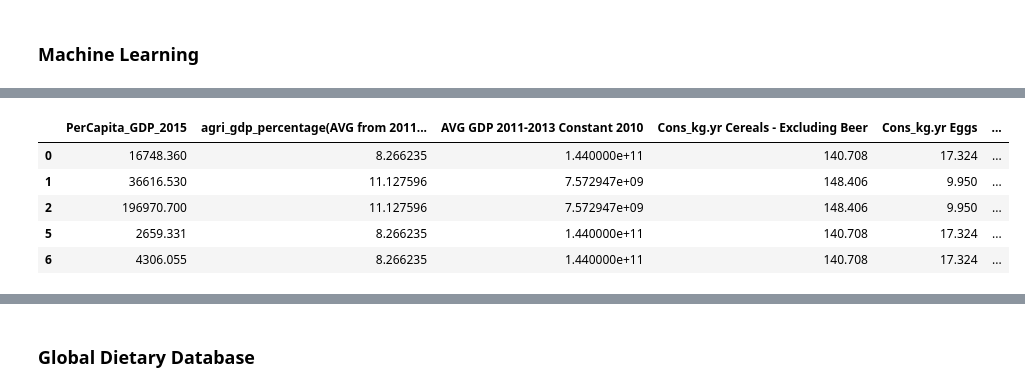
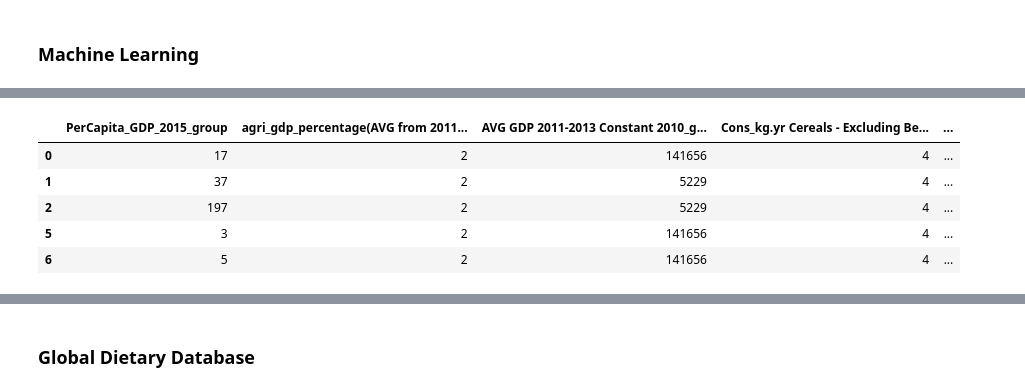
Before and after one commit to FrankOnBeach/WWF, a Jupyter notebook: DHS Diet/DHS_ML.ipynb, the cells around one changed output, grey strips where cells are left out. Cells and saved outputs as stored; diff of their text form; code cells hidden in the pictures.

```diff
--- a/DHS Diet/DHS_ML.ipynb
+++ b/DHS Diet/DHS_ML.ipynb
@@ -38,7 +38,7 @@ dhs_df.head()
 ### Preparing Dataset
 # %%
 # Merge with global data
-prduction_df = pd.read_csv("datasets/production_avg_2011_2013.csv")
+production_df = pd.read_csv("datasets/production_avg_2011_2013.csv")
 socio_economic_df = pd.read_csv("datasets/master.csv")
 # %%
 dhs_merged_df = dhs_df.merge(socio_economic_df, how="left", left_on= "ISO3C", right_on = "Country Code")
@@ -227,16 +227,18 @@ def clean_data(df):
     result_df["Primary_Religion"] = result_df["Primary_Religion"].map(m)
     create_bins_width(result_df,"Travel_time_to_cities",10)
     create_bins_width(result_df,"Soil_suit_overall",2)
-    create_bins_width(result_df,"Soil_suit_overall",2)
+    create_bins_width(result_df,"Soil_suit_cereals",2)
 
     for c in dhs_predictor_consump_cols:
         result_df = create_bins_width(result_df,c,30)
 
     for p in dhs_predictor_production_cols:
         result_df = create_bins_width(result_df,p,100)
+
     result_df["agri_gdp_percentage(AVG from 2011 to 2013)"].astype(float,inplace = True)
     result_df["AVG GDP 2011-2013 Constant 2010"].astype(float,inplace = True)
 
+    create_bins_width(result_df,"PerCapita_GDP_2015",1000)
 
     create_bins_width(result_df,"agri_gdp_percentage(AVG from 2011 to 2013)",5)
     create_bins_width(result_df,"AVG GDP 2011-2013 Constant 2010",1000000)
@@ -244,7 +246,10 @@ def clean_data(df):
 
     for i in dhs_outcome_cols:
         # We bin our outcome variables all into 4 cats.
-        result_df = create_bins_width(result_df,i,0.25)
+        if i == "eggs" or i == "nuts_pulses":
+            result_df = create_bins_width(result_df,i,0.25)
+        else:
+            result_df = create_bins_width(result_df,i,0.5)
 
 #     df = df.drop(['Code','Entity'], axis=1)
     result_df.to_csv('datasets/binned_grouped_diet.csv')
@@ -279,0 +257,10 @@ This cuts the animal_source_foods array into [0.   0.25 0.5  0.75 1.   1.25 1.5
+# %%
+
+desired_cols = dhs_predictor_socio_cols + \
+                      dhs_predictor_consump_cols + \
+                      dhs_predictor_production_cols +\
+                     dhs_predictor_other_cols
+
+desired_group_cols = [i+"_group" for i in desired_cols]
+desired_group_cols.remove('Primary_Religion_group')
+cleaned_dhs_df = clean_data(dhs_ml_final_df)
@@ -340,19 +345,17 @@ def perform_ml(df,out_come):
     X_train, X_validate, Y_train, Y_validate = separate_training_testing(df)
     model_evaluate(X_train, X_validate, Y_train, Y_validate, 10, len(X_train), 7, 'accuracy', models, out_come)
 # %%
-cleaned_dhs_eggs_df = cleaned_dhs_df[dhs_predictor_socio_cols + \
-                      dhs_predictor_consump_cols + \
-                      dhs_predictor_production_cols +\
-                     dhs_predictor_other_cols + ["eggs_group"]]
+
+cleaned_dhs_eggs_df = cleaned_dhs_df[desired_group_cols + ["eggs_group"]]
 
 cleaned_dhs_eggs_df.head()
 # %% [output]
-|  | PerCapita_GDP_2015 | agri_gdp_percentage(AVG from 2011... | AVG GDP 2011-2013 Constant 2010 | Cons_kg.yr Cereals - Excluding Beer | Cons_kg.yr Eggs | ... |
-| 0 | 16748.360 | 8.266235 | 1.440000e+11 | 140.708 | 17.324 | ... |
-| 1 | 36616.530 | 11.127596 | 7.572947e+09 | 148.406 | 9.950 | ... |
-| 2 | 196970.700 | 11.127596 | 7.572947e+09 | 148.406 | 9.950 | ... |
-| 5 | 2659.331 | 8.266235 | 1.440000e+11 | 140.708 | 17.324 | ... |
-| 6 | 4306.055 | 8.266235 | 1.440000e+11 | 140.708 | 17.324 | ... |
+|  | PerCapita_GDP_2015_group | agri_gdp_percentage(AVG from 2011... | AVG GDP 2011-2013 Constant 2010_g... | Cons_kg.yr Cereals - Excluding Be... | ... |
+| 0 | 17 | 2 | 141656 | 4 | ... |
+| 1 | 37 | 2 | 5229 | 4 | ... |
+| 2 | 197 | 2 | 5229 | 4 | ... |
+| 5 | 3 | 2 | 141656 | 4 | ... |
+| 6 | 5 | 2 | 141656 | 4 | ... |
 # %%
 perform_ml(cleaned_dhs_eggs_df,"egg")
 # %% [output]
```
Also changed, not shown: parts of 8 cells of this notebook, 1 other file.
